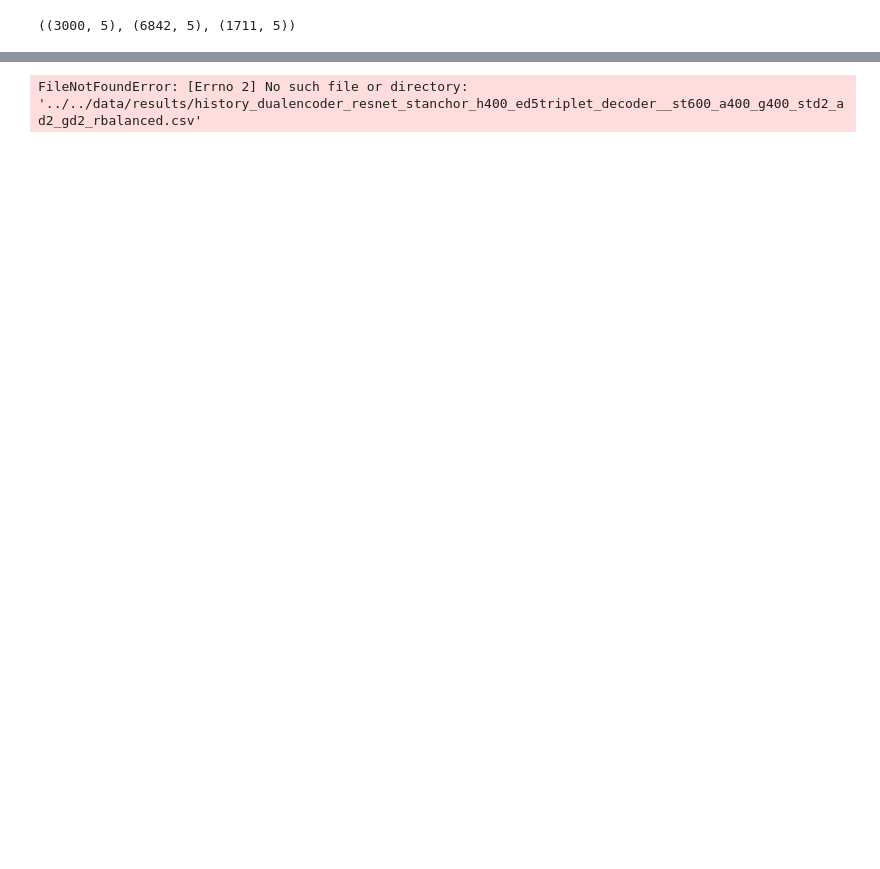
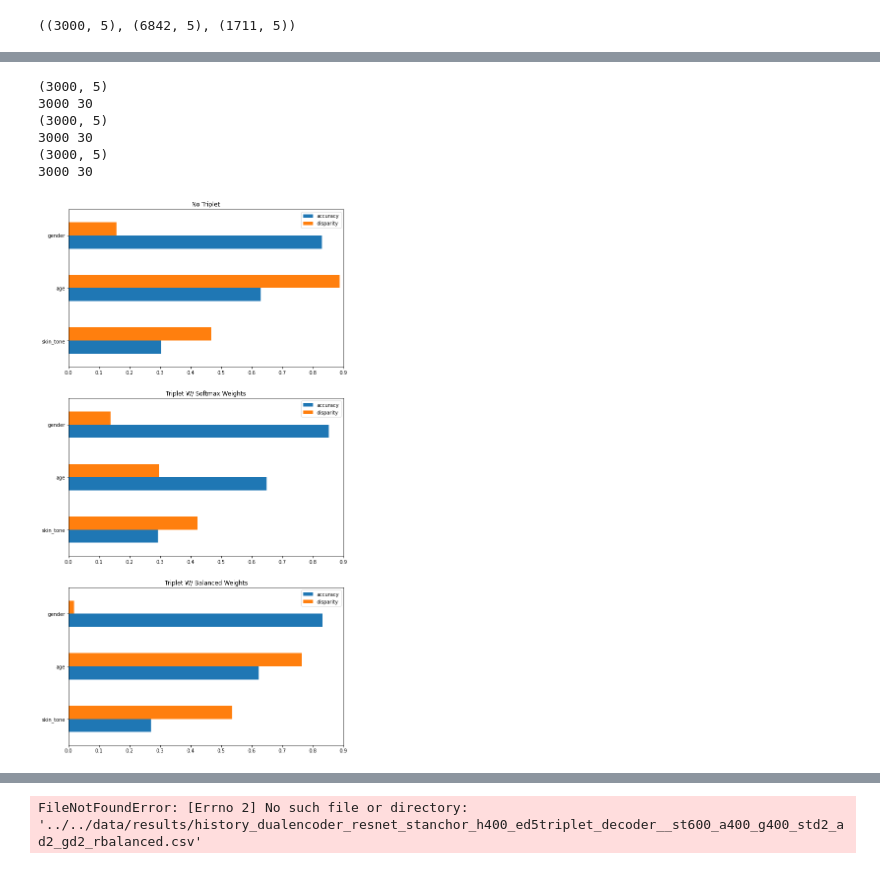
Before and after one commit to tehwentzel/SRIA_Bias, a Jupyter notebook: Untitled.ipynb, the cells around one changed output, grey strips where cells are left out. Cells and saved outputs as stored; diff of their text form; code cells hidden in the pictures; blank space fills up the shorter version.

```diff
--- a/Untitled.ipynb
+++ b/Untitled.ipynb
@@ -238,3 +261,33 @@ get_score(y,ypred)
+# %%
+def model_results(filelist,labels):
+    reslist = {}
+    for file in filelist:
+        res, _, __ = model_score(file,labels)
+        reslist[file] = res
+    return reslist
+
+compare_files = [
+    'dual_dualfacenet_h1000_st600_a400_g400_ed4_std2_ad2_gd2',
+    'gridsearch_smalldualencoder_dualfacenet_h400_ed3triplet_decoder__st100_a40_g20_std2_ad2_gd2_rbalancedsoft_lw1-1-1_noise1',
+    'gridsearch_smalldualencoder_dualfacenet_h400_ed3triplet_decoder__st100_a40_g20_std2_ad2_gd2_rbalanced_lw1-1-1_noise1'
+                ]
+compare_res = model_results(compare_files,test_labels)
+# %% [output]
+(3000, 5)
+3000 30
+(3000, 5)
+3000 30
+(3000, 5)
+3000 30
+# %%
+fig, ax = plt.subplots(3,1,figsize=(10,20))
+titles = ['No Triplet', 'Triplet W/ Softmax Weights', 'Triplet W/ Balanced Weights']
+for i,key in enumerate(compare_res.keys()):
+    pd.DataFrame(compare_res[key]['metrics']).plot(kind='barh',ax=ax[i])
+    ax[i].set_title(titles[i])
+    ax[i].set_xlim(0,.9)
+# %% [output]
+[figure, added]
 # %%
 resultify(y,ypred)
 # %% [output]
```
Also changed, not shown: parts of 8 cells of this notebook, 3 other files.
